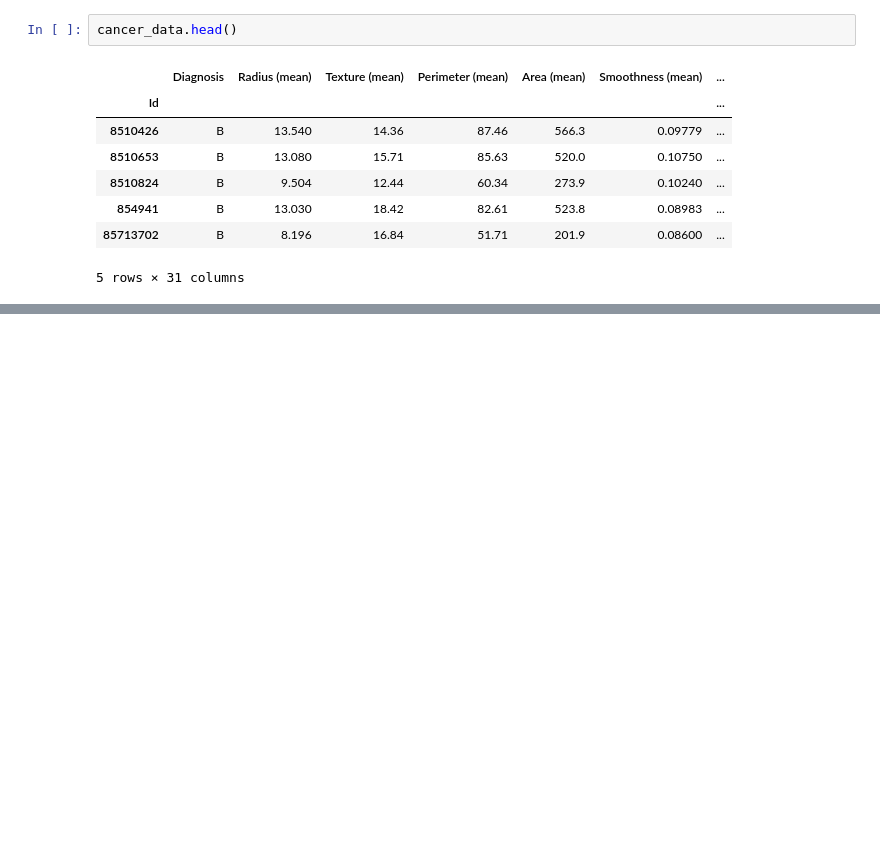
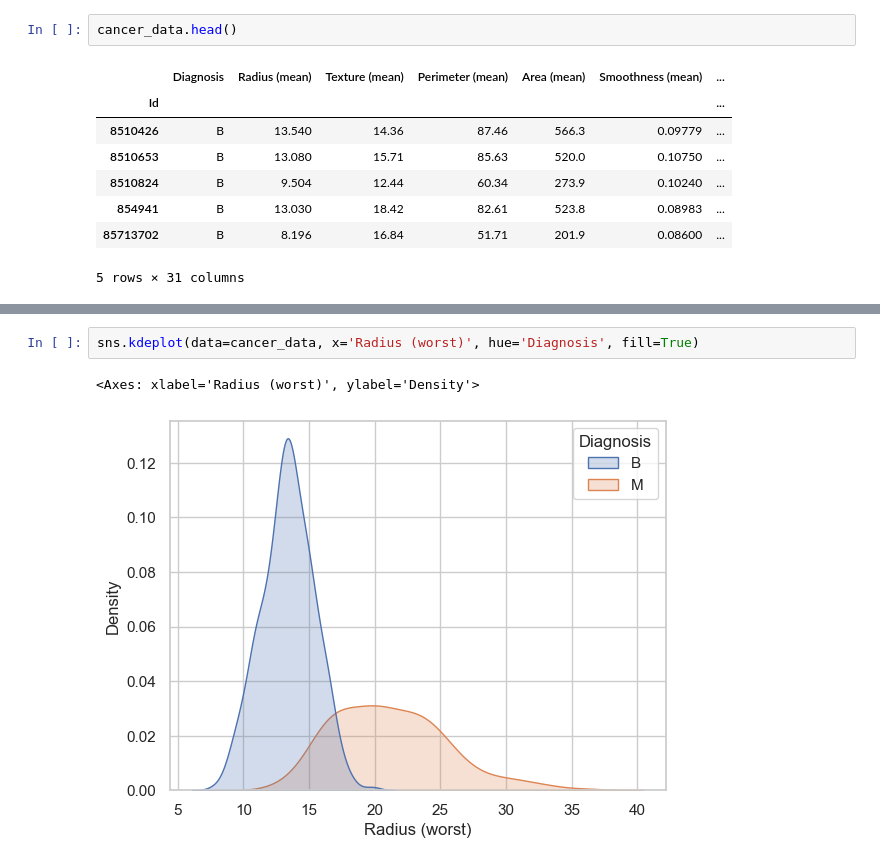
Before and after one commit to Leejangha/TIL, a Jupyter notebook: jupyterlab/Data Visualization/Distributions.ipynb, the cells around one changed output, grey strips where cells are left out. Saved outputs shown, nothing was run; the diff lists cells and outputs as text; blank space fills up the shorter version.

```diff
--- a/jupyterlab/Data Visualization/Distributions.ipynb
+++ b/jupyterlab/Data Visualization/Distributions.ipynb
@@ -65,0 +66,5 @@ sns.histplot(data=cancer_data, x='Area (mean)', hue='Diagnosis')
+# %%
+sns.kdeplot(data=cancer_data, x='Radius (worst)', hue='Diagnosis', fill=True)
+# %% [output]
+<Axes: xlabel='Radius (worst)', ylabel='Density'>
+[figure, added]
```
Also changed, not shown: parts of 6 cells of this notebook, 23 other files.
